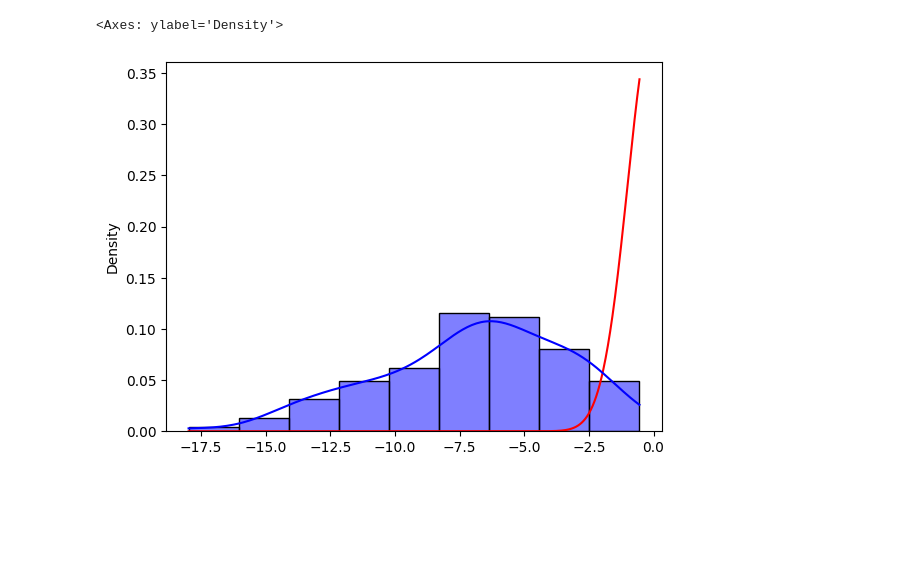
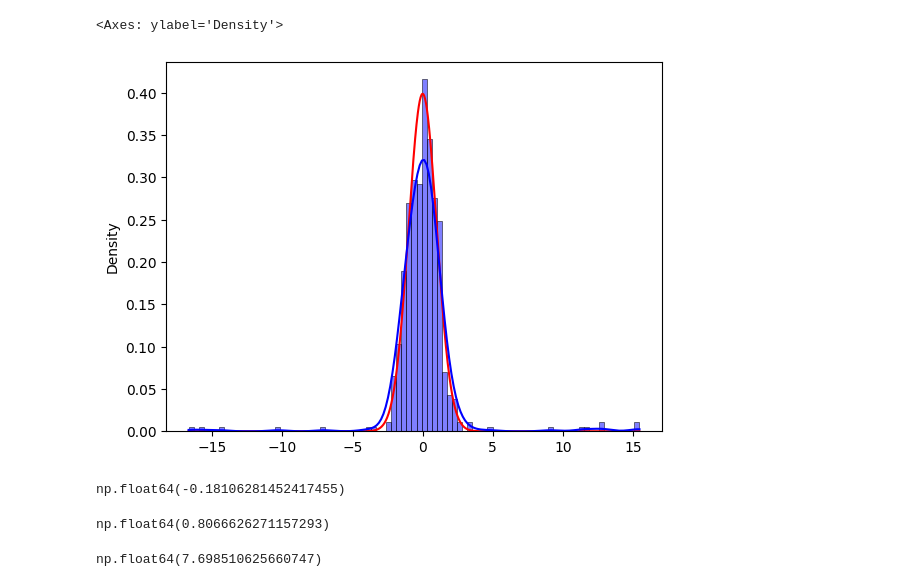
Before and after one commit to JaironHenrique/MC_Diffusion, a Jupyter notebook: sampler_by_mc_score_unbiased.ipynb, the cells around one changed output. Saved outputs shown, nothing was run; the diff lists cells and outputs as text; code cells hidden in the pictures; blank space fills up the shorter version.

```diff
--- a/sampler_by_mc_score_unbiased.ipynb
+++ b/sampler_by_mc_score_unbiased.ipynb
@@ -30,12 +31,12 @@ class Score_Sampler():
     def MC_estimator_score(self, t, X, pi, sample_size):
         pass
 
-    def sample(self, pi, dim, batch_size, sample_size, T = 3, N = 1000):
+    def sample(self, pi, dim, batch_size, T = 3, N = 1000):
         X = np.random.normal(size = (batch_size, dim))
         dt = T/N
         for i in range(0, N):
             t = dt * i
-            score = self.MC_estimator_score(T - t, X, pi, sample_size)
+            score = self.MC_estimator_score(T - t, X, pi)
             beta = self.beta_funtion(T - t)
             drift = beta * X / 2 + beta * score
             vol = np.sqrt(beta)
@@ -110,6 +124,6 @@ class Log_Expansion_Score(Score_Sampler):
 # %%
 def pi_normal(X):
-    mean = 0
-    var = 1
+    mean = 0.0
+    var = 1.0
     density = np.exp(- (X - mean)**2/(2*var))
     return density
@@ -116,10 +145,23 @@ def pi_normal(X):
 # %%
-sampler = Log_Expansion_Score()
-data = sampler.sample(pi_normal, 1, 500, 512)[:,0]
+sampler = Log_Expansion_Score(p = 0.9, sample_size_inverse=200)
+data = sampler.sample(pi_normal, 1, 512)[:,0]
 x = np.linspace(min(data), max(data), 1000)
 y = norm.pdf(x, 0, 1)
 plt.plot(x, y, color="red", label="Densidade Normal")
 sns.histplot(data, stat = "density", kde = True, color="blue")
 # %% [output]
 <Axes: ylabel='Density'>
-[figure, old version]
+[figure, new version]
+# %%
+data.mean()
+# %% [output]
+np.float64(-0.18106281452417455)
+# %%
+data.sort()
+data[20:490].var()
+# %% [output]
+np.float64(0.8066626271157293)
+# %%
+data.var()
+# %% [output]
+np.float64(7.698510625660747)
```
Also changed, not shown: parts of 6 cells of this notebook.
